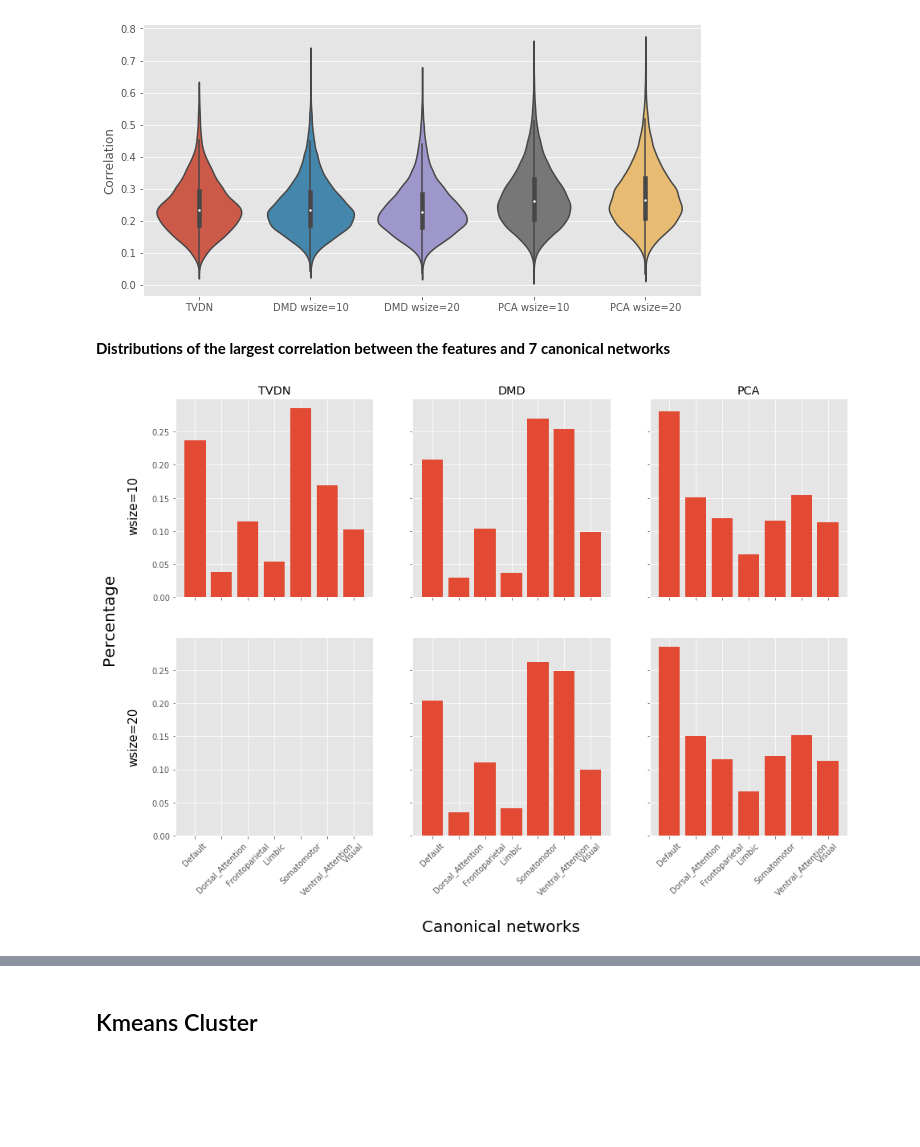
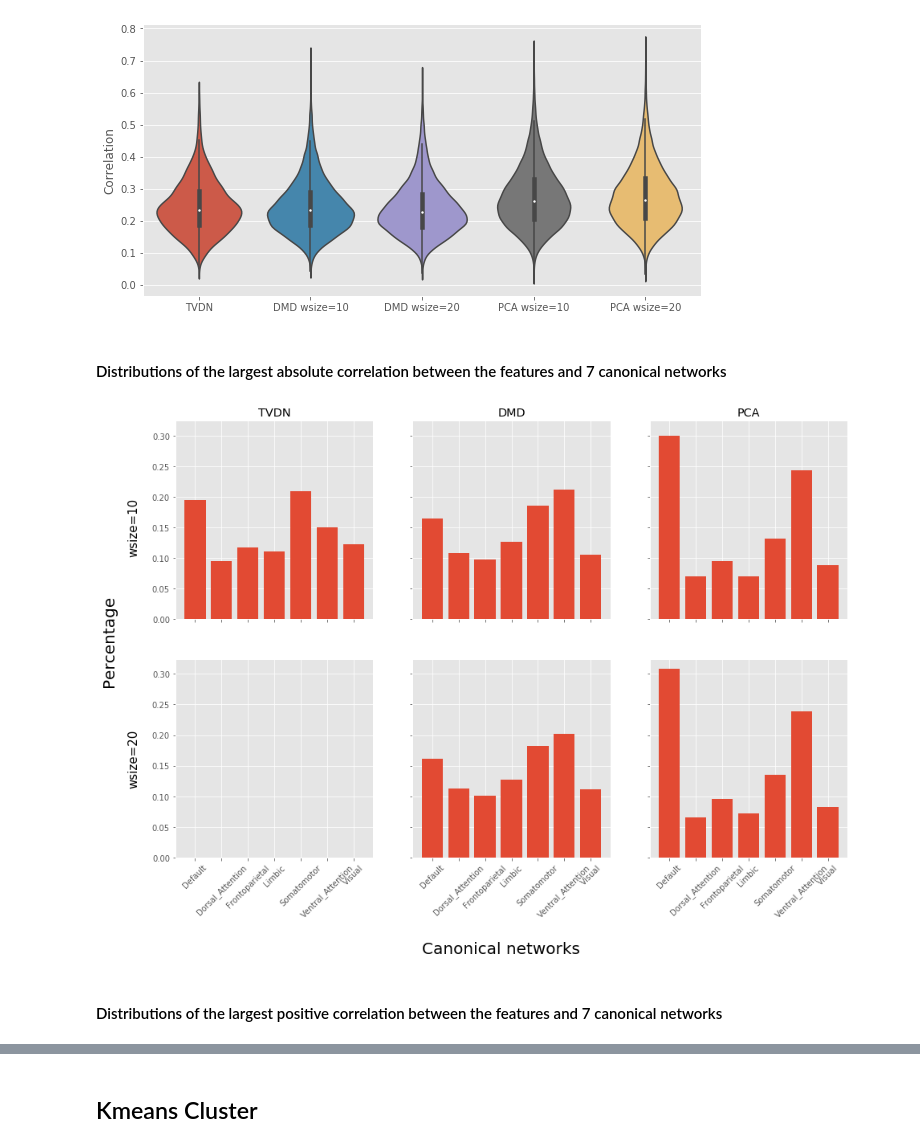
Before and after one commit to JINhuaqing/TVDN-simu, a Jupyter notebook: realdata/fMRIHPF1013OtherMs.ipynb, the cells around one changed output, grey strips where cells are left out. Drawn from its saved outputs; the diff is of its cells as text; code cells hidden in the pictures; blank space fills up the shorter version.

```diff
--- a/realdata/fMRIHPF1013OtherMs.ipynb
+++ b/realdata/fMRIHPF1013OtherMs.ipynb
@@ -259 +265,7 @@ maxIdxTVDN = np.argmax(TVDNCors, axis=1)
+# %%
+maxAbsIdxDMDw10 = np.argmax(np.abs(DMDw10Cors), axis=1)
+maxAbsIdxPCAw10 = np.argmax(np.abs(PCAw10Cors), axis=1)
+maxAbsIdxDMDw20 = np.argmax(np.abs(DMDw20Cors), axis=1)
+maxAbsIdxPCAw20 = np.argmax(np.abs(PCAw20Cors), axis=1)
+maxAbsIdxTVDN = np.argmax(np.abs(TVDNCors), axis=1)
 # %%
@@ -270,24 +293,37 @@ barTVDN = [TVDNCT[i]/len(maxIdxTVDN) for i in range(7)]
+# %%
+AbsPCAw10CT = Counter(maxAbsIdxPCAw10)
+AbsDMDw10CT = Counter(maxAbsIdxDMDw10)
+AbsPCAw20CT = Counter(maxAbsIdxPCAw20)
+AbsDMDw20CT = Counter(maxAbsIdxDMDw20)
+AbsTVDNCT = Counter(maxAbsIdxTVDN)
+barAbsPCAw10 = [AbsPCAw10CT[i]/len(maxAbsIdxPCAw10) for i in range(7)]
+barAbsDMDw10 = [AbsDMDw10CT[i]/len(maxAbsIdxDMDw10) for i in range(7)]
+barAbsPCAw20 = [AbsPCAw20CT[i]/len(maxAbsIdxPCAw20) for i in range(7)]
+barAbsDMDw20 = [AbsDMDw20CT[i]/len(maxAbsIdxDMDw20) for i in range(7)]
+barAbsTVDN = [AbsTVDNCT[i]/len(maxAbsIdxTVDN) for i in range(7)]
 # %% [markdown]
-**Distributions of the largest correlation between the features and 7 canonical networks**
+#### Distributions of the largest absolute correlation between the features and 7 canonical networks
 # %%
 fig, axs = plt.subplots(nrows=2, ncols=3, sharey=True, sharex=True, figsize=(15, 10))
 
-axs[0, 0].bar(names, barTVDN)
+axs[0, 0].bar(names, barAbsTVDN)
 axs[0, 0].set_title("TVDN")
-axs[0, 1].bar(names, barDMDw10)
+axs[0, 1].bar(names, barAbsDMDw10)
 axs[0, 1].set_title("DMD")
-axs[0, 2].bar(names, barPCAw10)
+axs[0, 2].bar(names, barAbsPCAw10)
 axs[0, 2].set_title("PCA")
 
-axs[1, 1].bar(names, barDMDw20)
-axs[1, 2].bar(names, barPCAw20)
+axs[1, 1].bar(names, barAbsDMDw20)
+axs[1, 2].bar(names, barAbsPCAw20)
 axs[1, 0].set_xticklabels(names, rotation=45)
 axs[1, 1].set_xticklabels(names, rotation=45)
 _ = axs[1, 2].set_xticklabels(names, rotation=45)
 
 fig.text(0.5, -0.04, 'Canonical networks', ha='center', fontsize=20)
 fig.text(0.04, 0.5, 'Percentage', va='center', rotation="vertical", fontsize=20)
 fig.text(0.07, 0.65, "wsize=10", rotation="vertical", fontsize=15)
 _ = fig.text(0.07, 0.25, "wsize=20", rotation="vertical", fontsize=15)
 # %% [output]
-[figure, old version]
+[figure, new version]
+# %% [markdown]
+#### Distributions of the largest positive correlation between the features and 7 canonical networks
```
Also changed, not shown: parts of 7 cells of this notebook.
